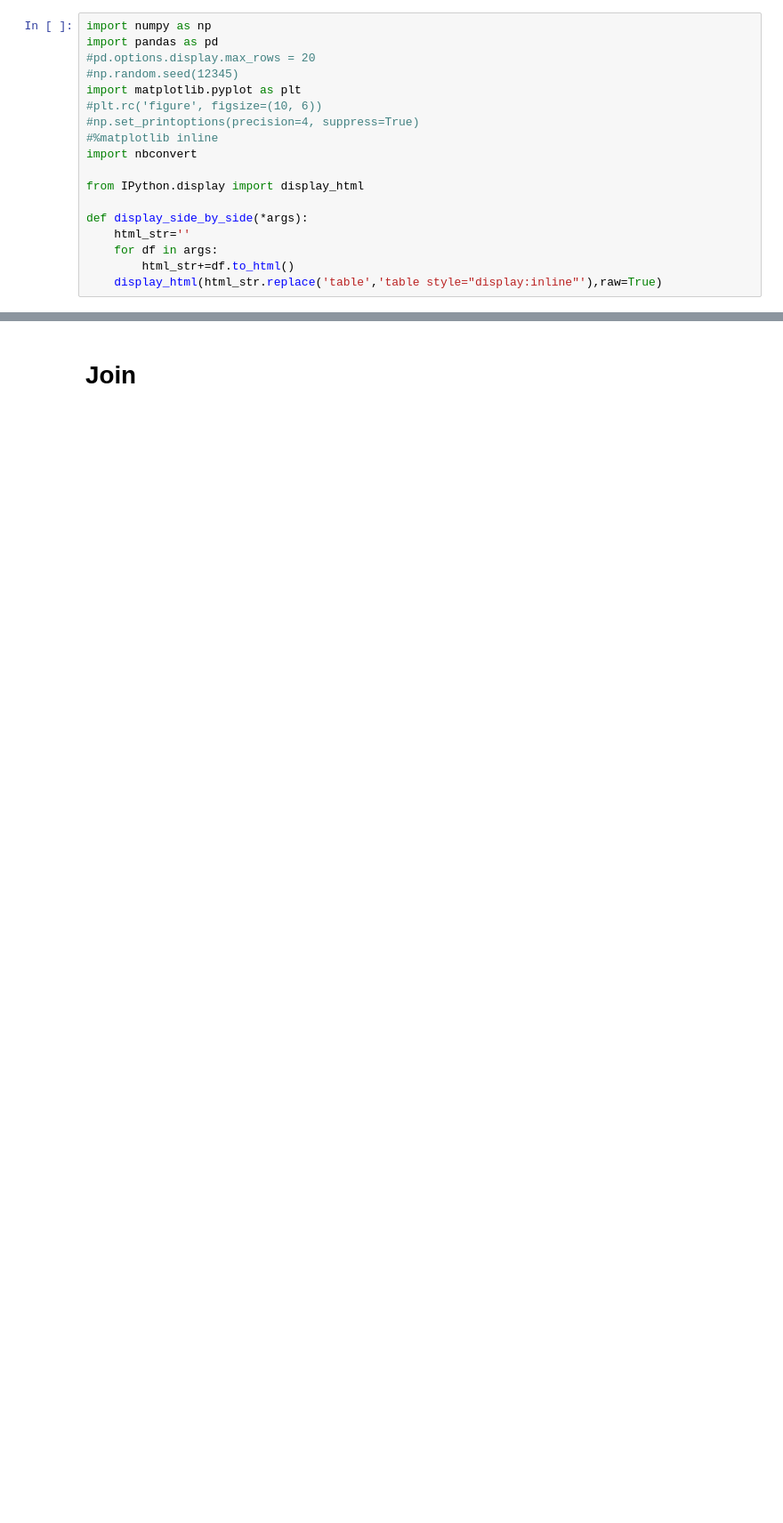
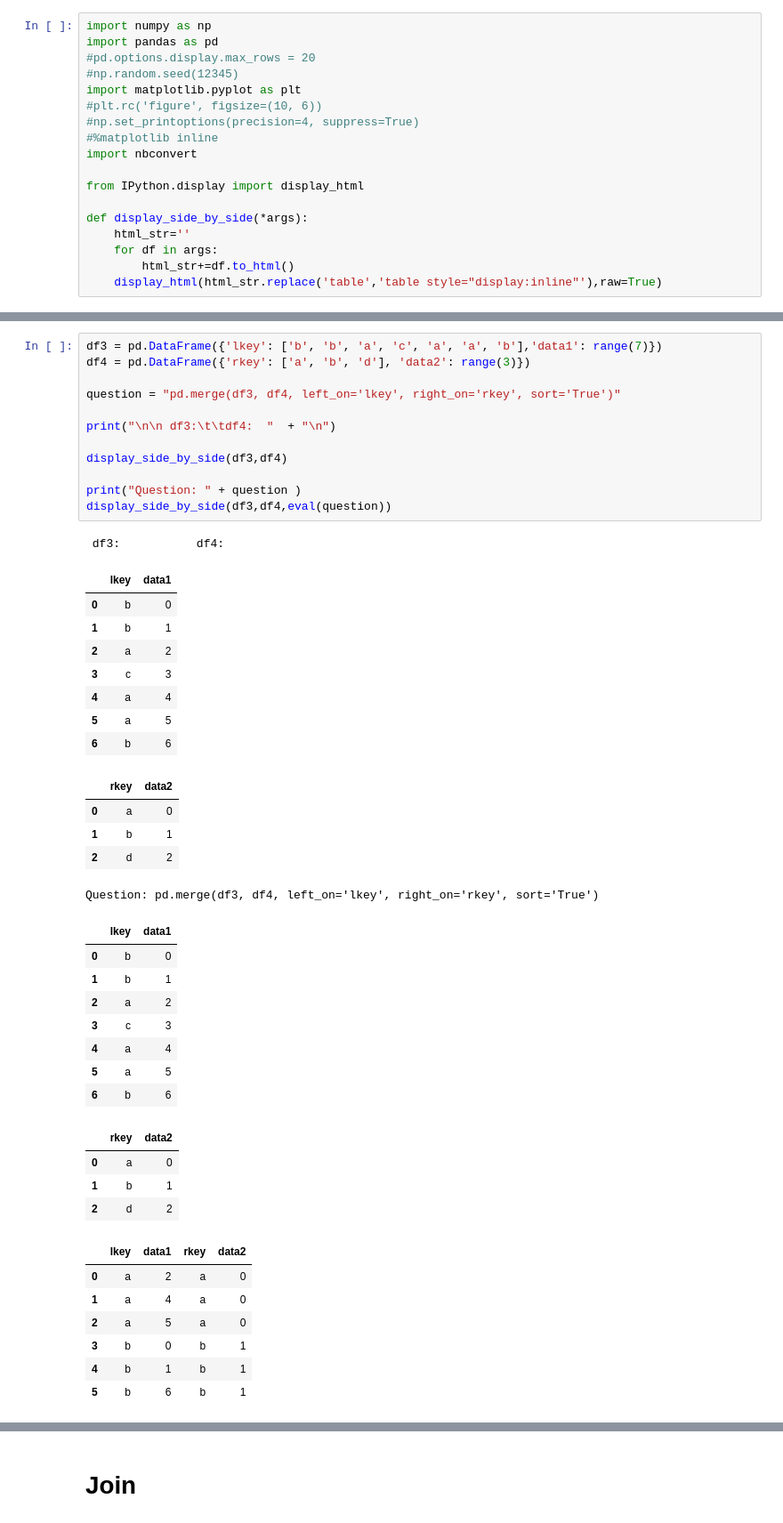
Before and after one commit to chalendony/wrangle, a Jupyter notebook: 2.Data_Wrangling_Combine.ipynb, the cells around one changed output, grey strips where cells are left out. Shown at 89% size. Saved outputs shown, nothing was run; the diff lists cells and outputs as text; blank space fills up the shorter version.

```diff
--- a/4.Data_Wrangling_Combine.ipynb
+++ b/2.Data_Wrangling_Combine.ipynb
@@ -543,0 +96,46 @@ Question: pd.merge(left2, right2, how='outer', left_index=True, right_index=True
+# %%
+df3 = pd.DataFrame({'lkey': ['b', 'b', 'a', 'c', 'a', 'a', 'b'],'data1': range(7)})
+df4 = pd.DataFrame({'rkey': ['a', 'b', 'd'], 'data2': range(3)})
+
+question = "pd.merge(df3, df4, left_on='lkey', right_on='rkey', sort='True')"
+
+print("\n\n df3:\t\tdf4:  "  + "\n")
+
+display_side_by_side(df3,df4)
+
+print("Question: " + question )
+display_side_by_side(df3,df4,eval(question))
+# %% [output]
+ df3:           df4:
+|  | lkey | data1 |
+| 0 | b | 0 |
+| 1 | b | 1 |
+| 2 | a | 2 |
+| 3 | c | 3 |
+| 4 | a | 4 |
+| 5 | a | 5 |
+| 6 | b | 6 |
+|  | rkey | data2 |
+| 0 | a | 0 |
+| 1 | b | 1 |
+| 2 | d | 2 |
+Question: pd.merge(df3, df4, left_on='lkey', right_on='rkey', sort='True')
+|  | lkey | data1 |
+| 0 | b | 0 |
+| 1 | b | 1 |
+| 2 | a | 2 |
+| 3 | c | 3 |
+| 4 | a | 4 |
+| 5 | a | 5 |
+| 6 | b | 6 |
+|  | rkey | data2 |
+| 0 | a | 0 |
+| 1 | b | 1 |
+| 2 | d | 2 |
+|  | lkey | data1 | rkey | data2 |
+| 0 | a | 2 | a | 0 |
+| 1 | a | 4 | a | 0 |
+| 2 | a | 5 | a | 0 |
+| 3 | b | 0 | b | 1 |
+| 4 | b | 1 | b | 1 |
+| 5 | b | 6 | b | 1 |
```
Also changed, not shown: parts of 81 cells of this notebook, 7 other files.
